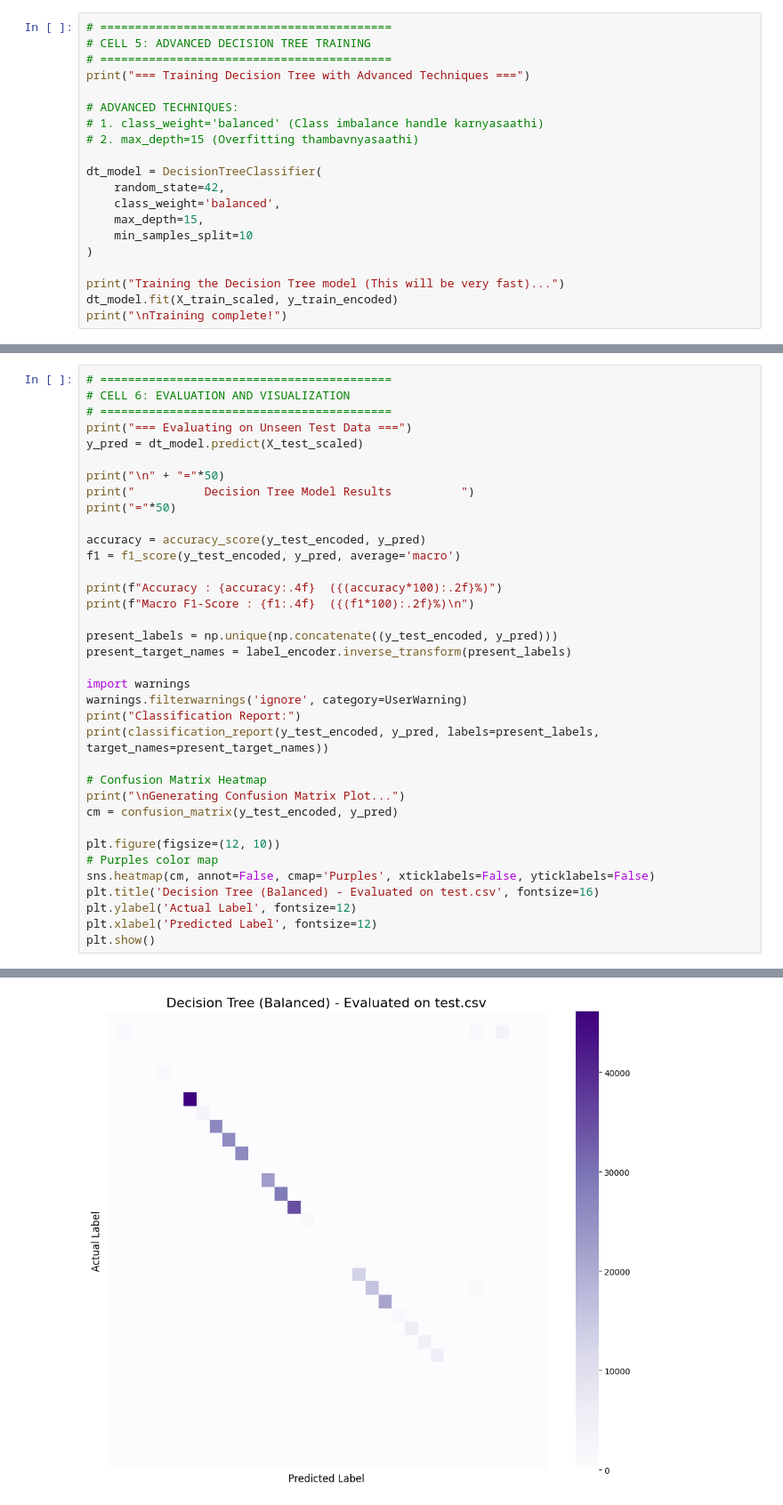
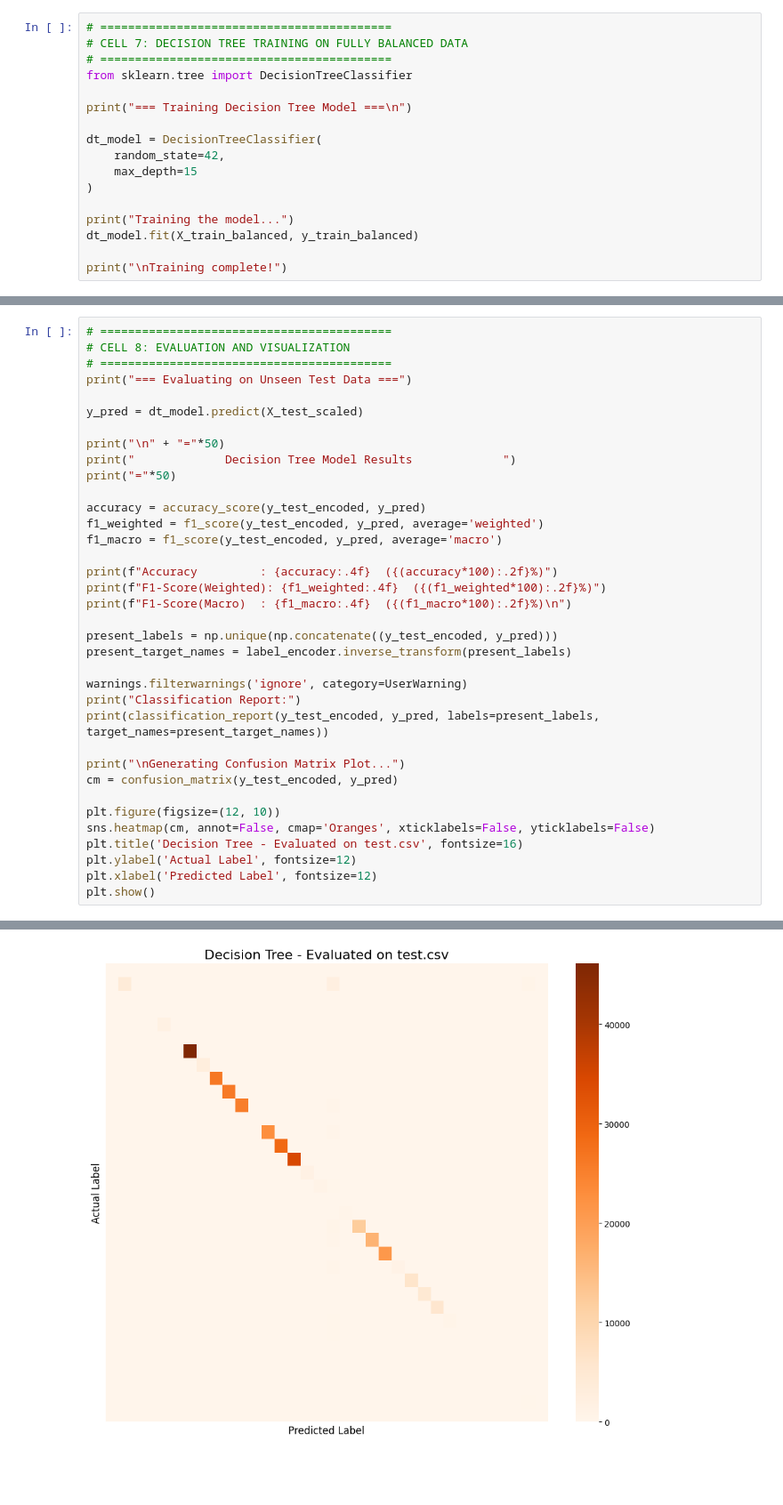
Before and after one commit to IT22091352/ML-Group_Assignment-2026, a Jupyter notebook: DecisionTree.ipynb, the cells around one changed output, grey strips where cells are left out. Shown at 89% size. Saved outputs shown, nothing was run; the diff lists cells and outputs as text; blank space fills up the shorter version.

Commit message:
FIxed imbalance dataset

```diff
--- a/DecisionTree.ipynb
+++ b/DecisionTree.ipynb
@@ -94,21 +204,18 @@ Scaling complete!
 # %%
 # ==========================================
-# CELL 5: ADVANCED DECISION TREE TRAINING
+# CELL 7: DECISION TREE TRAINING ON FULLY BALANCED DATA
 # ==========================================
-print("=== Training Decision Tree with Advanced Techniques ===")
+from sklearn.tree import DecisionTreeClassifier
 
-# ADVANCED TECHNIQUES:
-# 1. class_weight='balanced' (Class imbalance handle karnyasaathi)
-# 2. max_depth=15 (Overfitting thambavnyasaathi)
+print("=== Training Decision Tree Model ===\n")
 
 dt_model = DecisionTreeClassifier(
     random_state=42,
-    class_weight='balanced',
-    max_depth=15,
-    min_samples_split=10
+    max_depth=15
 )
 
-print("Training the Decision Tree model (This will be very fast)...")
-dt_model.fit(X_train_scaled, y_train_encoded)
+print("Training the model...")
+dt_model.fit(X_train_balanced, y_train_balanced)
+
 print("\nTraining complete!")
 # %% [output]
@@ -118,37 +226,37 @@ Training the Decision Tree model (This will be very fast)...
 Training complete!
 # %%
 # ==========================================
-# CELL 6: EVALUATION AND VISUALIZATION
+# CELL 8: EVALUATION AND VISUALIZATION
 # ==========================================
 print("=== Evaluating on Unseen Test Data ===")
+
 y_pred = dt_model.predict(X_test_scaled)
 
 print("\n" + "="*50)
-print("          Decision Tree Model Results          ")
+print("             Decision Tree Model Results             ")
 print("="*50)
 
 accuracy = accuracy_score(y_test_encoded, y_pred)
-f1 = f1_score(y_test_encoded, y_pred, average='macro')
+f1_weighted = f1_score(y_test_encoded, y_pred, average='weighted')
+f1_macro = f1_score(y_test_encoded, y_pred, average='macro')
 
-print(f"Accuracy : {accuracy:.4f}  ({(accuracy*100):.2f}%)")
-print(f"Macro F1-Score : {f1:.4f}  ({(f1*100):.2f}%)\n")
+print(f"Accuracy         : {accuracy:.4f}  ({(accuracy*100):.2f}%)")
+print(f"F1-Score(Weighted): {f1_weighted:.4f}  ({(f1_weighted*100):.2f}%)")
+print(f"F1-Score(Macro)  : {f1_macro:.4f}  ({(f1_macro*100):.2f}%)\n")
 
 present_labels = np.unique(np.concatenate((y_test_encoded, y_pred)))
 present_target_names = label_encoder.inverse_transform(present_labels)
 
-import warnings
 warnings.filterwarnings('ignore', category=UserWarning)
 print("Classification Report:")
 print(classification_report(y_test_encoded, y_pred, labels=present_labels, target_names=present_target_names))
 
-# Confusion Matrix Heatmap
 print("\nGenerating Confusion Matrix Plot...")
 cm = confusion_matrix(y_test_encoded, y_pred)
 
 plt.figure(figsize=(12, 10))
-# Purples color map
-sns.heatmap(cm, annot=False, cmap='Purples', xticklabels=False, yticklabels=False)
-plt.title('Decision Tree (Balanced) - Evaluated on test.csv', fontsize=16)
+sns.heatmap(cm, annot=False, cmap='Oranges', xticklabels=False, yticklabels=False)
+plt.title('Decision Tree - Evaluated on test.csv', fontsize=16)
 plt.ylabel('Actual Label', fontsize=12)
 plt.xlabel('Predicted Label', fontsize=12)
 plt.show()
@@ -170,4 +278,4 @@ Classification Report:
 
 
 Generating Confusion Matrix Plot...
-[figure, old version]
+[figure, new version]
```
Also changed, not shown: parts of 12 cells of this notebook.
